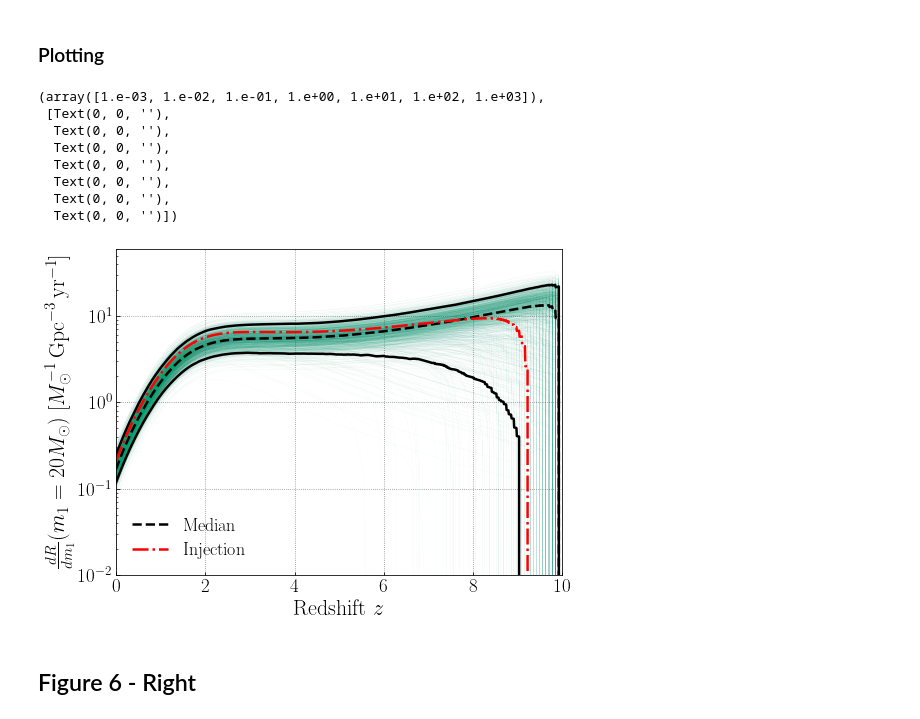
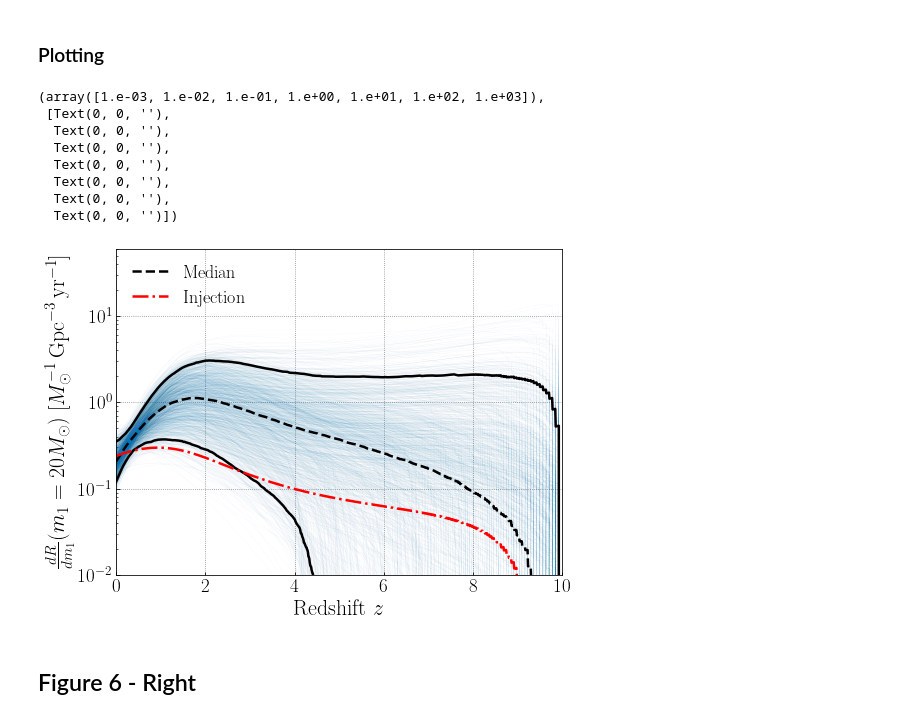
Before and after one commit to kevinturbang/bbh_gwb_time_delay_inference, a Jupyter notebook: figures/reproduce_figure_6.ipynb, the cells around one changed output. Drawn from its saved outputs; the diff is of its cells as text; code cells hidden in the pictures.

Commit message:
Working on plotting notebooks

```diff
--- a/figures/reproduce_figure_6.ipynb
+++ b/figures/reproduce_figure_6.ipynb
@@ -30,10 +30,10 @@ my_palette = sns.color_palette("colorblind")
 # %% [markdown]
 ## Load in results
 # %%
-data_CBC_GWB_detectable_O5 = az.from_netcdf("../data/O5_CBC_GWB_detectable_MD.cdf")
-# az.summary(data_CBC_GWB_detectable_O5) # Uncomment to see statistics of the parameters inferred during the parameter estimation run
+data_CBC_GWB_undetectable_O5 = az.from_netcdf("../data/O5_CBC_GWB_undetectable_MD.cdf")
+# az.summary(data_CBC_GWB_udetectable_O5) # Uncomment to see statistics of the parameters inferred during the parameter estimation run
 # %%
-stacked_samples_CBC_GWB_detectable_O5 = data_CBC_GWB_detectable_O5.posterior.stack(draws=("chain", "draw"))
+stacked_samples_CBC_GWB_undetectable_O5 = data_CBC_GWB_undetectable_O5.posterior.stack(draws=("chain", "draw"))
 # %% [markdown]
 ## Figure 6 - Left
 # %% [markdown]
@@ -68,19 +68,19 @@ grid = zs
 nTraces = 1500
 
 # Instantiate an array to hold a collection of traces
-p_z_CBC_GWB_MD_O5_detectable = np.zeros((nTraces,grid.size))
+p_z_CBC_GWB_MD_O5_undetectable = np.zeros((nTraces,grid.size))
 
 # For a random set of posterior samples, compute and store the corresponding probability densities across our grid
-random_indices = np.random.choice(np.arange(stacked_samples_CBC_GWB_detectable_O5.logR20.size),size=nTraces,replace=False)
+random_indices = np.random.choice(np.arange(stacked_samples_CBC_GWB_undetectable_O5.logR20.size),size=nTraces,replace=False)
 for i,ind in enumerate(random_indices):
     if i%100==0:
         print(i)
-    td_min = stacked_samples_CBC_GWB_detectable_O5.td_min.values[i]
-    lambda_td = stacked_samples_CBC_GWB_detectable_O5.lambda_td.values[i]
-    metMin_td = stacked_samples_CBC_GWB_detectable_O5.metMin_td.values[i]
-    logR20 = stacked_samples_CBC_GWB_detectable_O5.logR20.values[i]
+    td_min = stacked_samples_CBC_GWB_undetectable_O5.td_min.values[i]
+    lambda_td = stacked_samples_CBC_GWB_undetectable_O5.lambda_td.values[i]
+    metMin_td = stacked_samples_CBC_GWB_undetectable_O5.metMin_td.values[i]
+    logR20 = stacked_samples_CBC_GWB_undetectable_O5.logR20.values[i]
     merger_rate_tmp, rate_02_tmp = R_norm_MD(grid, metMin_td, lambda_td, td_min)
-    p_z_CBC_GWB_MD_O5_detectable[i,:] = 10**logR20*merger_rate_tmp/rate_02_tmp
+    p_z_CBC_GWB_MD_O5_undetectable[i,:] = 10**logR20*merger_rate_tmp/rate_02_tmp
 # %% [output]
 0
 100
@@ -109,28 +102,35 @@ R_inj_det = R20_det*merger_rate_tmp/rate_02_tmp
+# %%
+metMin_undet = 0.001631029152280921
+lambda_undet = -0.091519608893975
+tdmin_undet = 0.05
+R20_undet = 0.25943195345481695
+merger_rate_tmp, rate_02_tmp = R_norm_MD(grid, metMin_undet, lambda_undet, tdmin_undet)
+R_inj_undet = R20_undet*merger_rate_tmp/rate_02_tmp
 # %%
 for ii in range(nTraces):
-    plt.plot(zs,p_z_CBC_GWB_MD_O5_detectable[ii],color=my_palette[2],lw=0.15,alpha=0.1)
-plt.plot(grid,np.quantile(p_z_CBC_GWB_MD_O5_detectable,0.05,axis=0),color='k', lw=2.5, alpha=1)
-plt.plot(grid,np.quantile(p_z_CBC_GWB_MD_O5_detectable,0.95,axis=0),color='k',lw=2.5, alpha=1)
-plt.plot(grid,np.median(p_z_CBC_GWB_MD_O5_detectable,axis=0),color='k', ls='dashed', lw=2.5, alpha=1, label="Median")
-plt.plot(grid,R_inj_det,color='r', ls='dashdot', lw=2.5, alpha=1, label="Injection")
+    plt.plot(zs,p_z_CBC_GWB_MD_O5_undetectable[ii],color=my_palette[0],lw=0.15,alpha=0.1)
+plt.plot(grid,np.quantile(p_z_CBC_GWB_MD_O5_undetectable,0.05,axis=0),color='k', lw=2.5, alpha=1)
+plt.plot(grid,np.quantile(p_z_CBC_GWB_MD_O5_undetectable,0.95,axis=0),color='k',lw=2.5, alpha=1)
+plt.plot(grid,np.median(p_z_CBC_GWB_MD_O5_undetectable,axis=0),color='k', ls='dashed', lw=2.5, alpha=1, label="Median")
+plt.plot(grid,R_inj_undet,color='r', ls='dashdot', lw=2.5, alpha=1, label="Injection")
 plt.yscale("log")
 plt.xlabel("Redshift $z$", fontsize=22)
 plt.xlim(0,10)
 plt.ylim(1e-2,60)
 plt.ylabel("$\\frac{dR}{dm_1}(m_1=20M_\\odot)~[M_\\odot^{-1}\,{\\rm Gpc}^{-3}\,{\\rm yr^{-1}}]$", fontsize=22)
 plt.legend(fontsize = 18)
 plt.xticks(fontsize=19)
 plt.yticks(fontsize=19)
 # %% [output]
 (array([1.e-03, 1.e-02, 1.e-01, 1.e+00, 1.e+01, 1.e+02, 1.e+03]),
  [Text(0, 0, ''),
   Text(0, 0, ''),
   Text(0, 0, ''),
   Text(0, 0, ''),
   Text(0, 0, ''),
   Text(0, 0, ''),
   Text(0, 0, '')])
-[figure, old version]
+[figure, new version]
 # %% [markdown]
 ## Figure 6 - Right
 # %%
```
Also changed, not shown: parts of 5 cells of this notebook, 4 other files.
